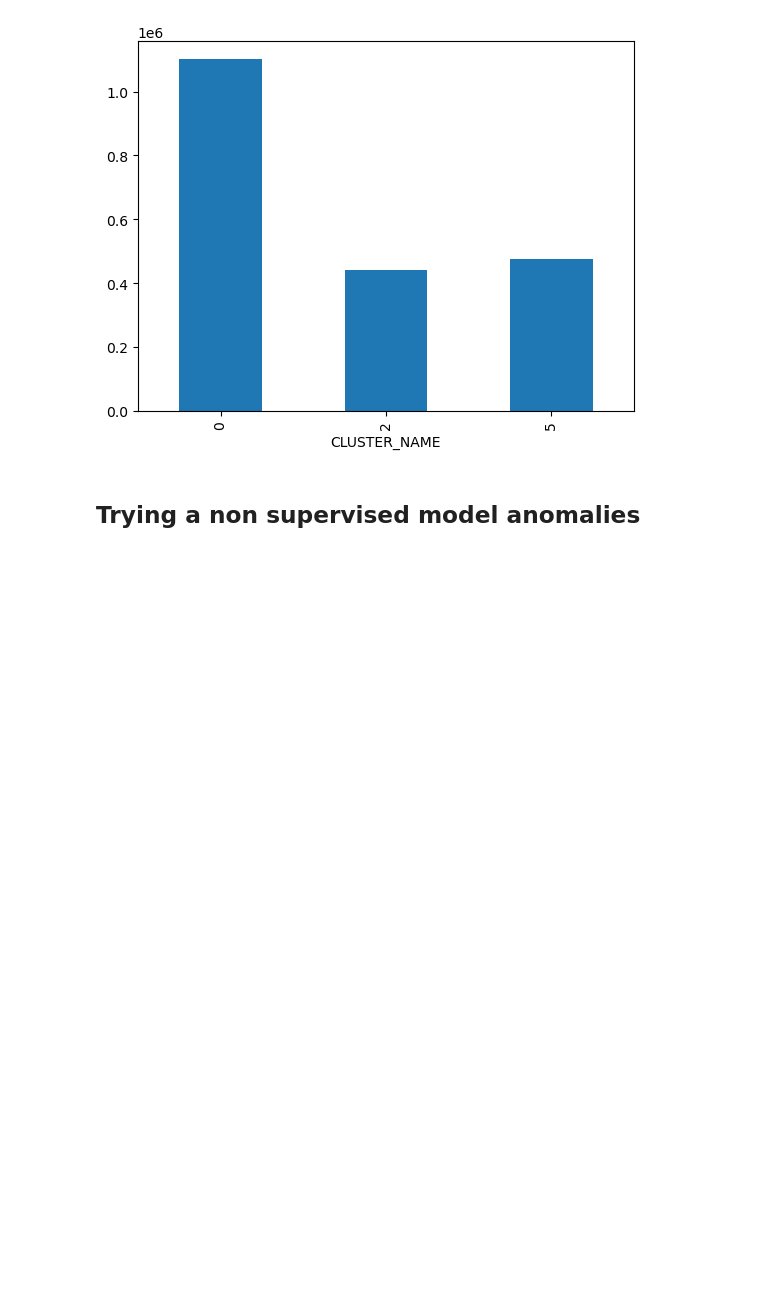
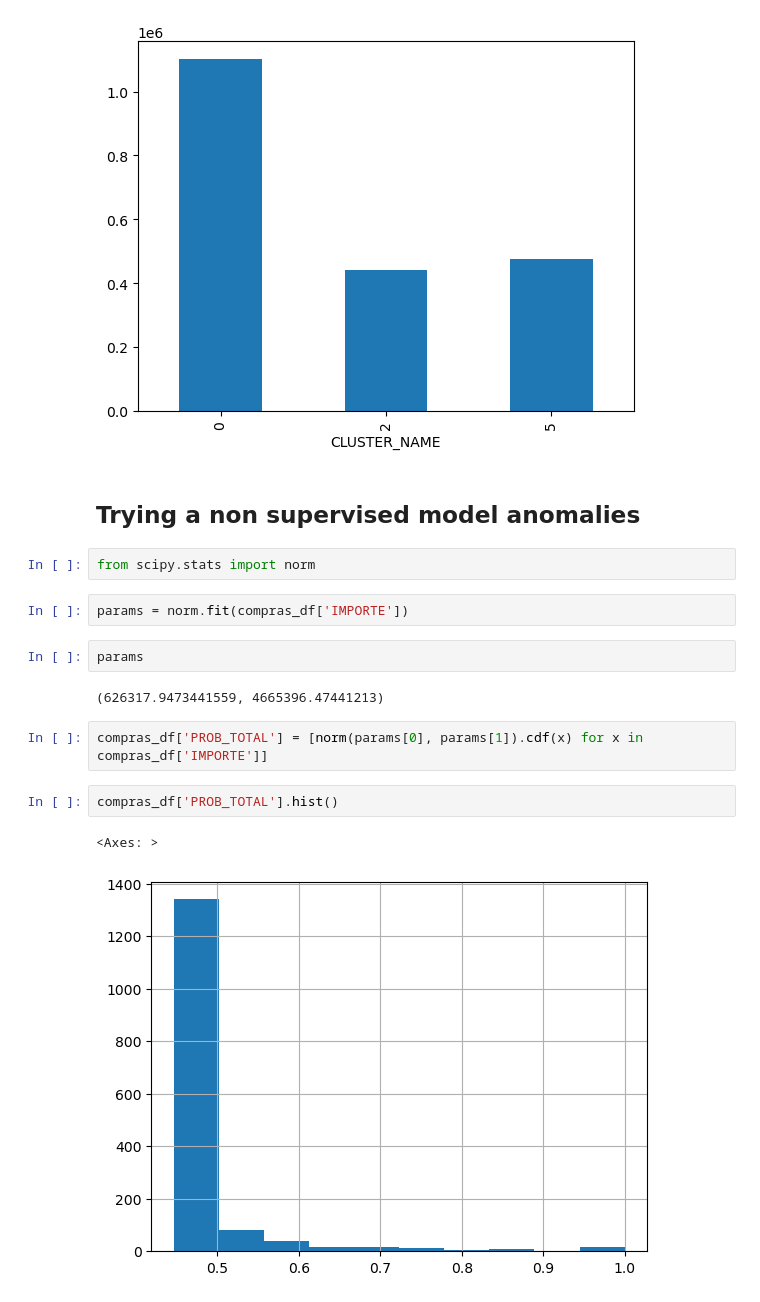
Before and after one commit to oramirezperera/csprojectcourse, a Jupyter notebook: modelation_and_conclusions.ipynb, the cells around one changed output. Saved outputs shown, nothing was run; the diff lists cells and outputs as text; blank space fills up the shorter version.

```diff
--- a/modelation_and_conclusions.ipynb
+++ b/modelation_and_conclusions.ipynb
@@ -101,3 +101,18 @@ compras_df.groupby('CLUSTER_NAME')['IMPORTE'].mean().plot.bar()
 [figure]
 # %% [markdown]
 ## Trying a non supervised model anomalies
+# %%
+from scipy.stats import norm
+# %%
+params = norm.fit(compras_df['IMPORTE'])
+# %%
+params
+# %% [output]
+(626317.9473441559, 4665396.47441213)
+# %%
+compras_df['PROB_TOTAL'] = [norm(params[0], params[1]).cdf(x) for x in compras_df['IMPORTE']]
+# %%
+compras_df['PROB_TOTAL'].hist()
+# %% [output]
+<Axes: >
+[figure, added]
```
Also changed, not shown: parts of 6 cells of this notebook.
